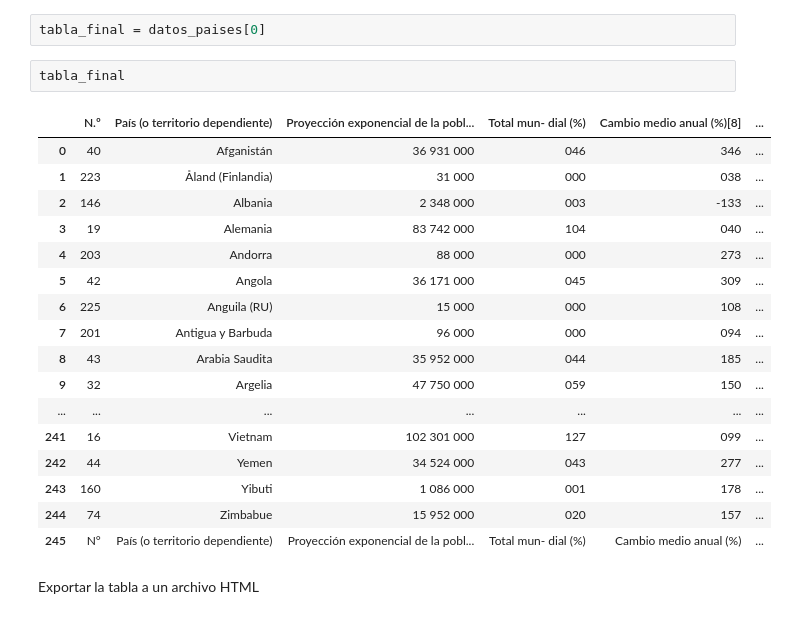
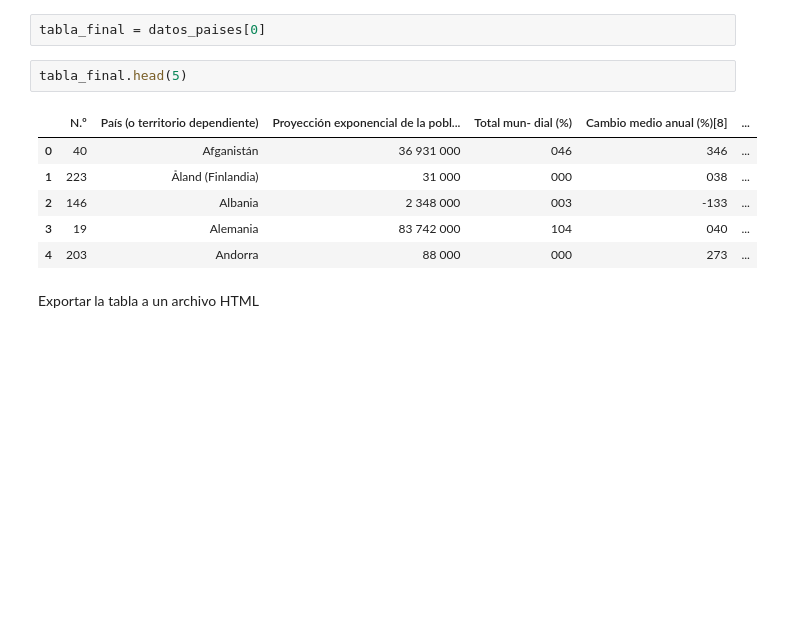
Before and after one commit to mandarina125/Desafio_leer_tabla, a Jupyter notebook: Desafío_leer_una_tabla_de_una_página_web.ipynb, the cells around one changed output. Saved outputs shown, nothing was run; the diff lists cells and outputs as text; blank space fills up the shorter version.

```diff
--- a/Desafío_leer_una_tabla_de_una_página_web.ipynb
+++ b/Desafío_leer_una_tabla_de_una_página_web.ipynb
@@ -67,5 +34,5 @@ datos_paises[0]
 # %%
 tabla_final = datos_paises[0]
 # %%
-tabla_final
+tabla_final.head(5)
 # %% [output]
@@ -73,19 +40,8 @@ tabla_final
 | 0 | 40 | Afganistán | 36 931 000 | 046 | 346 | ... |
 | 1 | 223 | Åland (Finlandia) | 31 000 | 000 | 038 | ... |
 | 2 | 146 | Albania | 2 348 000 | 003 | -133 | ... |
 | 3 | 19 | Alemania | 83 742 000 | 104 | 040 | ... |
 | 4 | 203 | Andorra | 88 000 | 000 | 273 | ... |
-| 5 | 42 | Angola | 36 171 000 | 045 | 309 | ... |
-| 6 | 225 | Anguila (RU) | 15 000 | 000 | 108 | ... |
-| 7 | 201 | Antigua y Barbuda | 96 000 | 000 | 094 | ... |
-| 8 | 43 | Arabia Saudita | 35 952 000 | 044 | 185 | ... |
-| 9 | 32 | Argelia | 47 750 000 | 059 | 150 | ... |
-| ... | ... | ... | ... | ... | ... | ... |
-| 241 | 16 | Vietnam | 102 301 000 | 127 | 099 | ... |
-| 242 | 44 | Yemen | 34 524 000 | 043 | 277 | ... |
-| 243 | 160 | Yibuti | 1 086 000 | 001 | 178 | ... |
-| 244 | 74 | Zimbabue | 15 952 000 | 020 | 157 | ... |
-| 245 | N° | País (o territorio dependiente) | Proyección exponencial de la pobl... | Total mun- dial (%) | Cambio medio anual (%) | ... |
 # %% [markdown]
 Exportar la tabla a un archivo HTML
 # %%
```
Also changed, not shown: parts of 5 cells of this notebook.
